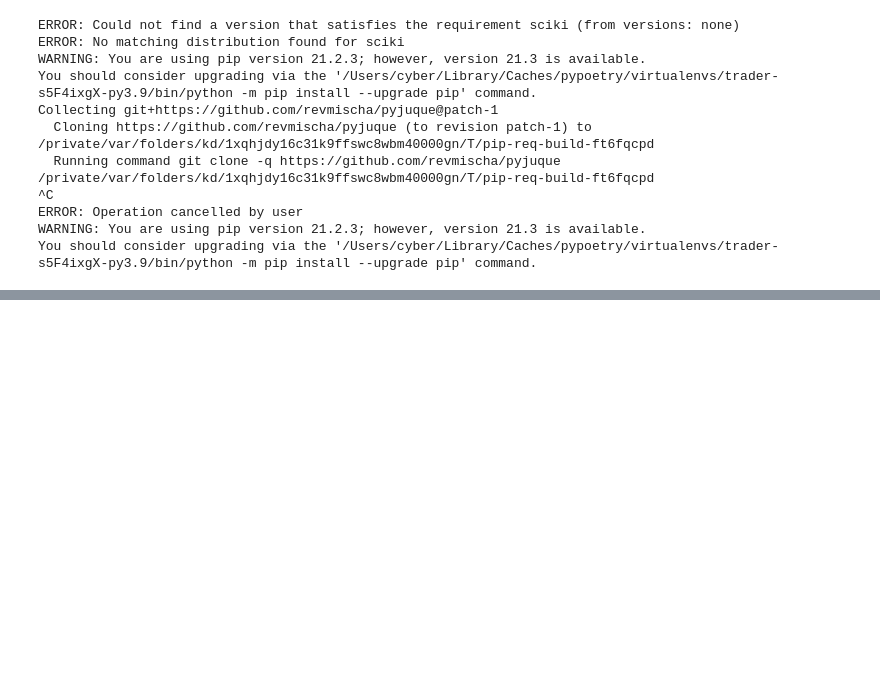
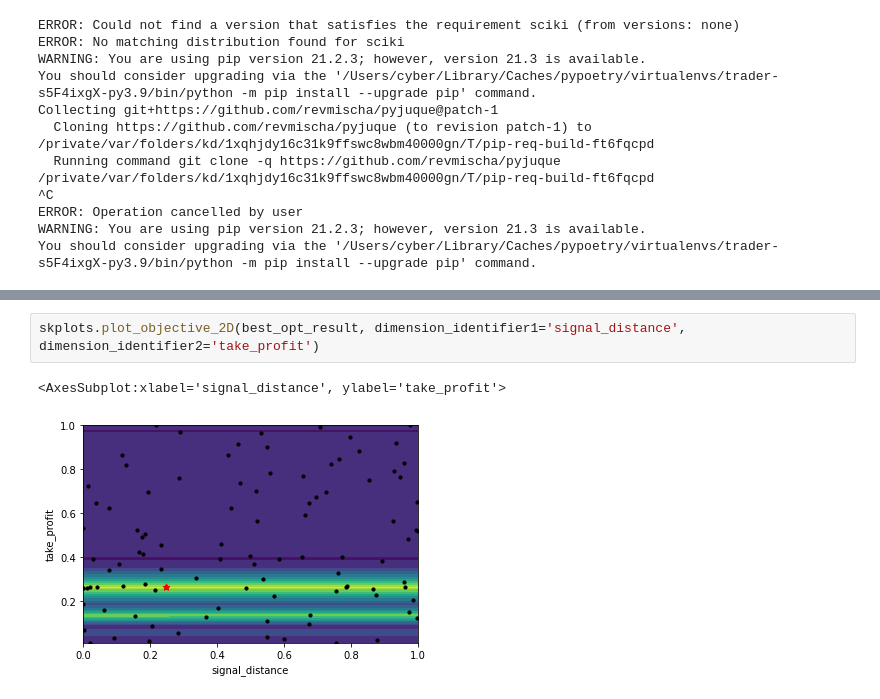
Before and after one commit to revmischa/crypto-trader, a Jupyter notebook: strategize-skopt.ipynb, the cells around one changed output, grey strips where cells are left out. Saved outputs shown, nothing was run; the diff lists cells and outputs as text; blank space fills up the shorter version.

```diff
--- a/strategize-skopt.ipynb
+++ b/strategize-skopt.ipynb
@@ -414,0 +409,5 @@ fig = btdf.plot.scatter('iteration', y=['loss'], logy=False, figsize=(25,6))
+# %%
+skplots.plot_objective_2D(best_opt_result, dimension_identifier1='signal_distance', dimension_identifier2='take_profit')
+# %% [output]
+<AxesSubplot:xlabel='signal_distance', ylabel='take_profit'>
+[figure, added]
```
Also changed, not shown: parts of 14 cells of this notebook, 3 other files.
